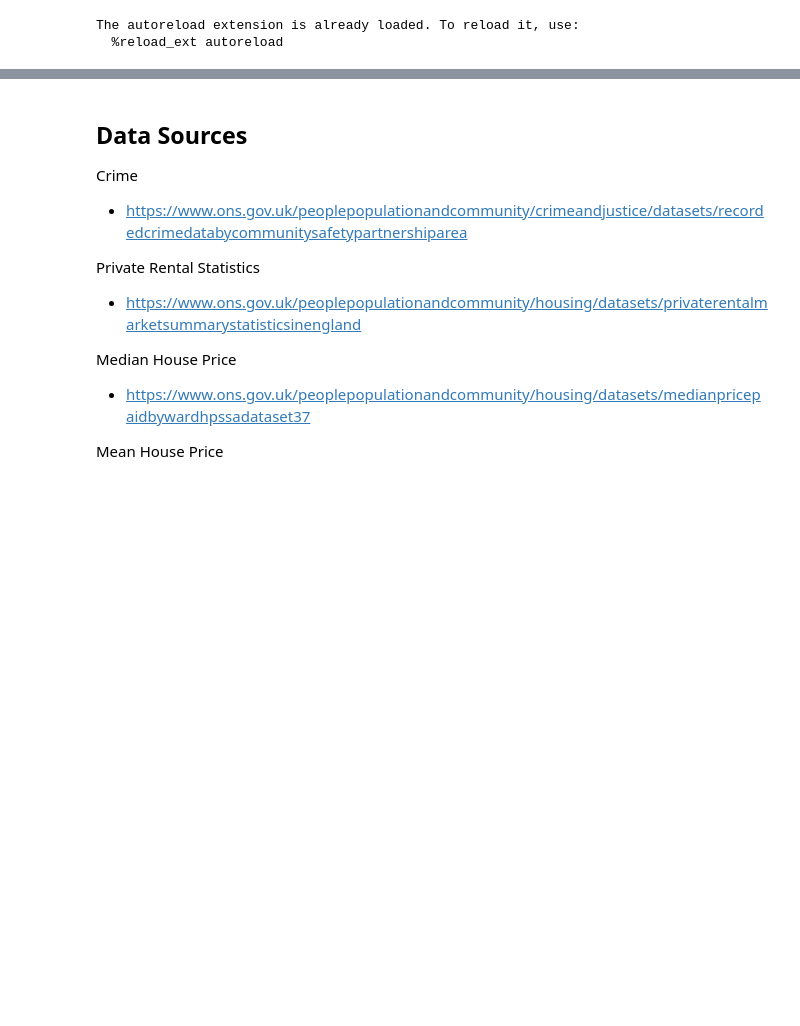
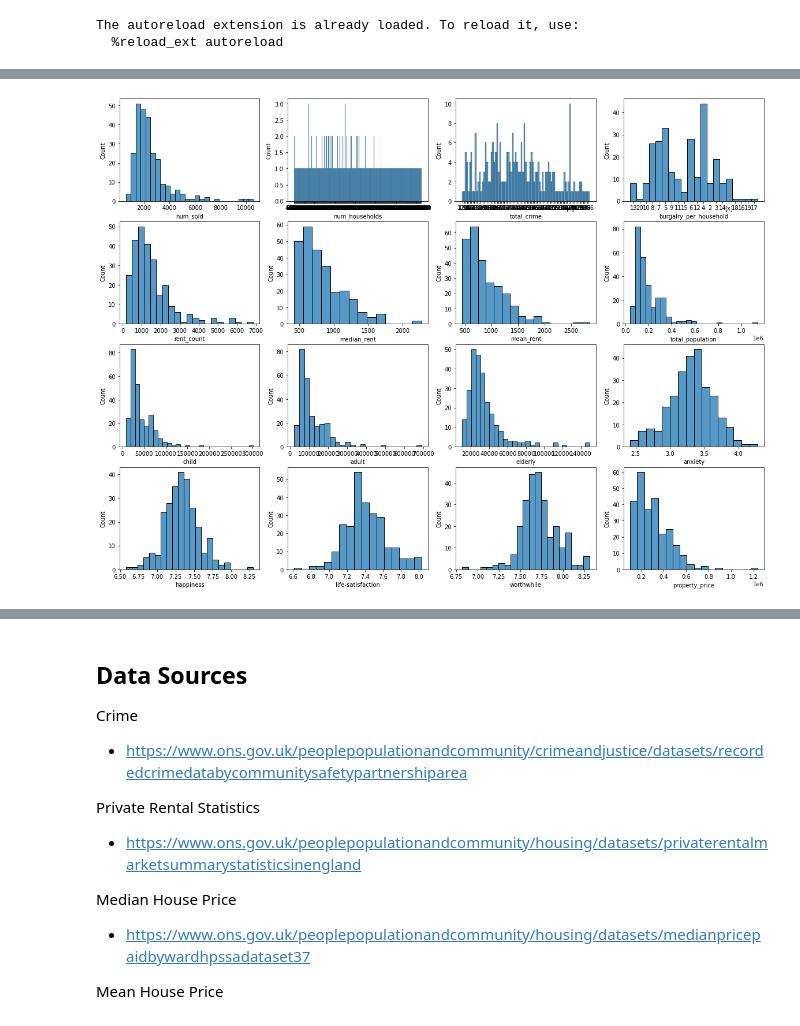
Before and after one commit to nikulpatel3141/ONS-Housing-Data, a Jupyter notebook: exploration.ipynb, the cells around one changed output, grey strips where cells are left out. Drawn from its saved outputs; the diff is of its cells as text; code cells hidden in the pictures; blank space fills up the shorter version.

```diff
--- a/exploration.ipynb
+++ b/exploration.ipynb
@@ -50,0 +67,2 @@ data = {k: getattr(parse_files, f"parse_{k}")(csv_dir) for k in datasets}
+# %%
+joined = pd.read_parquet("./ons_processing/data/joined.pq") # load previously saved results
@@ -50,0 +116,11 @@ data = {k: getattr(parse_files, f"parse_{k}")(csv_dir) for k in datasets}
+# %%
+import matplotlib.pyplot as plt
+
+fig, ax = plt.subplots(4, 4, figsize=(20, 15))
+to_exclude = ["la_code", "la_name"]
+to_boxplot = [k for k in joined.columns if k not in to_exclude]
+
+for col, ax_ in zip(to_boxplot, ax.ravel()):
+    sns.histplot(joined[col], ax=ax_)
+# %% [output]
+[figure, added]
```
Also changed, not shown: parts of 17 cells of this notebook, 2 other files.
